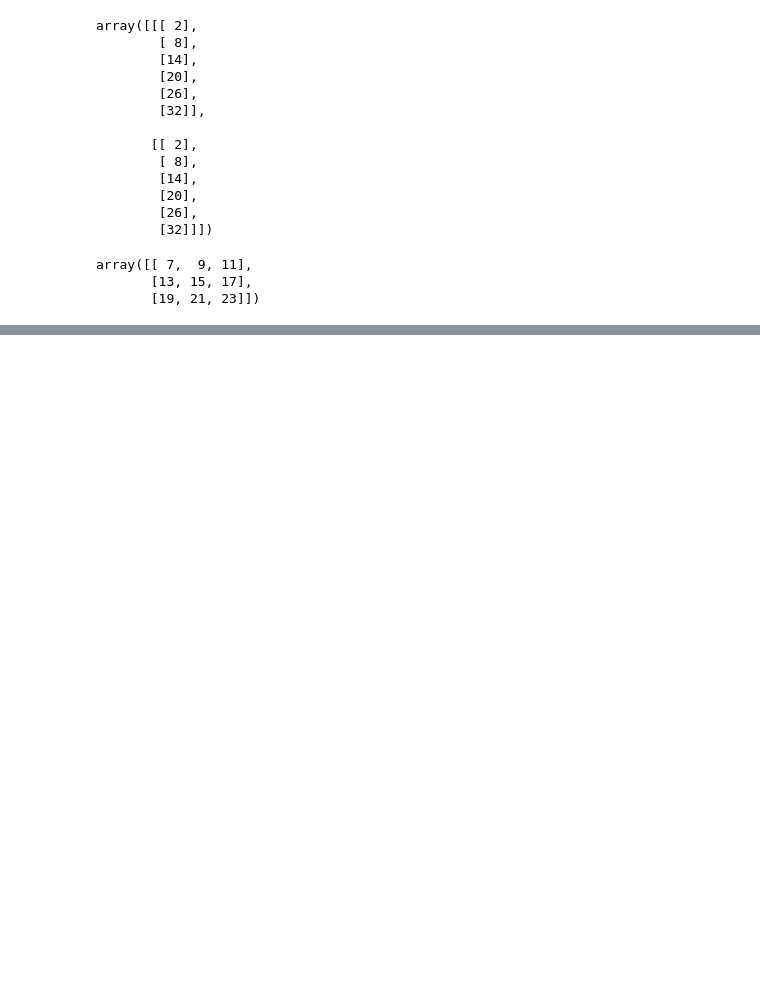
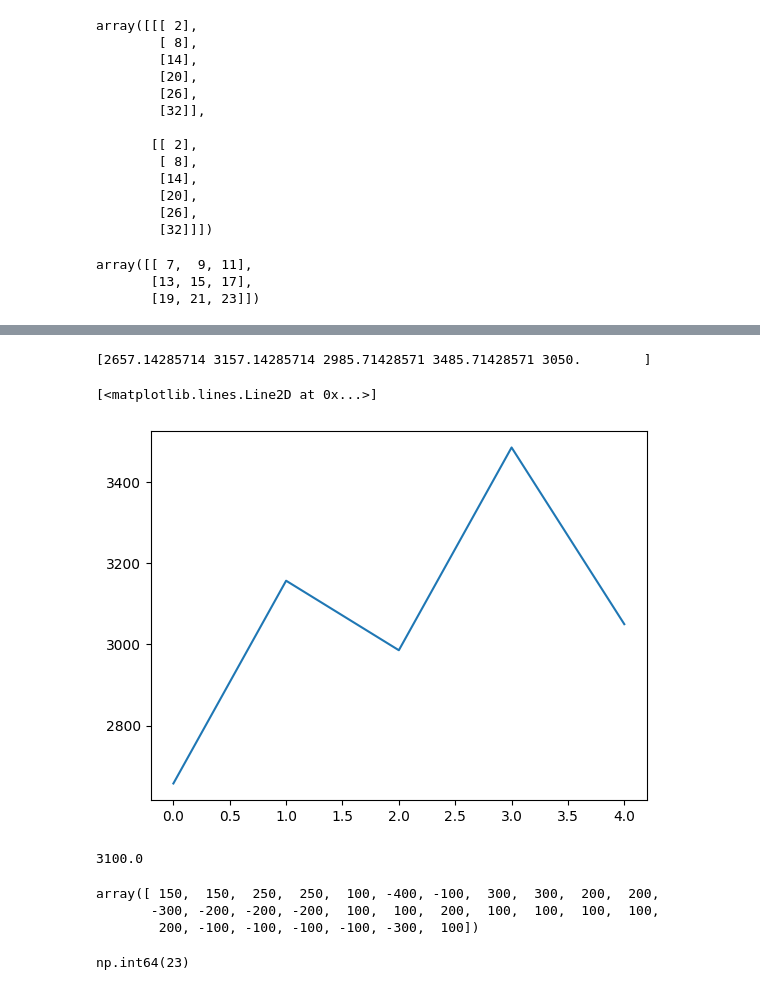
Before and after one commit to sjun4040/hipython_rep, a Jupyter notebook: 13.넘파이 연습.ipynb, the cells around one changed output, grey strips where cells are left out. Cells and saved outputs as stored; diff of their text form; code cells hidden in the pictures; blank space fills up the shorter version.

```diff
--- a/13.넘파이 연습.ipynb
+++ b/13.넘파이 연습.ipynb
@@ -555,0 +785,29 @@ array([[ 7,  9, 11],
+# %%
+weekly_data_1 = weekly_data.copy().astype(float)
+weekly_data_1[weekly_data_1==0] = np.nan
+
+weakly_mean = np.nanmean(weekly_data_1, axis=1)
+print(weakly_mean)
+plt.plot(weakly_mean)
+# %% [output]
+[2657.14285714 3157.14285714 2985.71428571 3485.71428571 3050.        ]
+[<matplotlib.lines.Line2D at 0x...>]
+[figure, added]
+# %%
+# 매출의 중앙값
+median_value = np.median(sales_data)
+print(median_value)
+# %% [output]
+3100.0
+# %%
+#매출이 증가한날 , 감소한날 카운트
+diff = np.diff(sales_data)
+# %% [output]
+array([ 150,  150,  250,  250,  100, -400, -100,  300,  300,  200,  200,
+       -300, -200, -200, -200,  100,  100,  200,  100,  100,  100,  100,
+        200, -100, -100, -100, -100, -300,  100])
+# %%
+#각 주차별로 가장 매출이 높았던 날 찾기
+np.argmax(weekly_data)
+# %% [output]
+np.int64(23)
```
Also changed, not shown: parts of 46 cells of this notebook, 2 other files.
